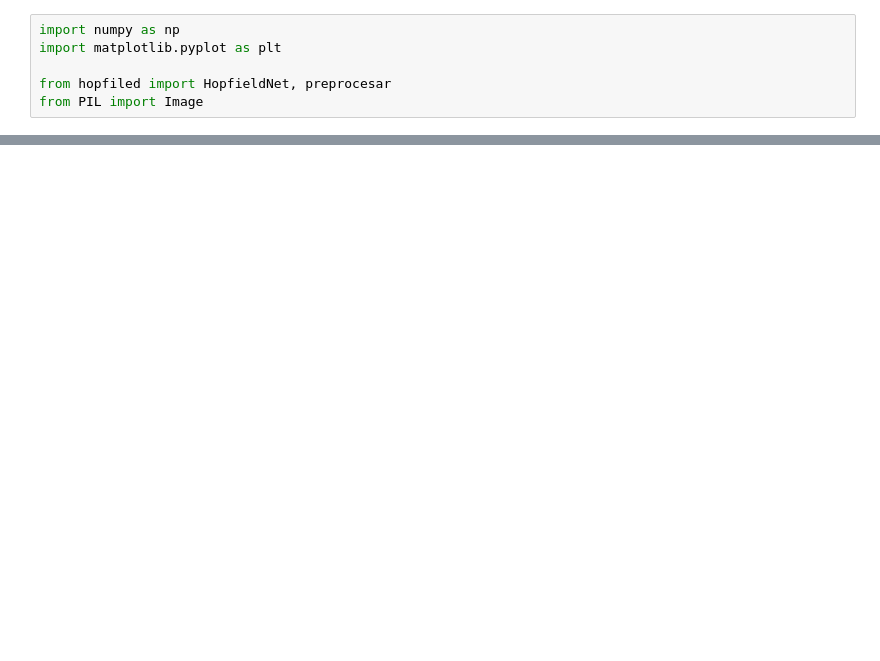
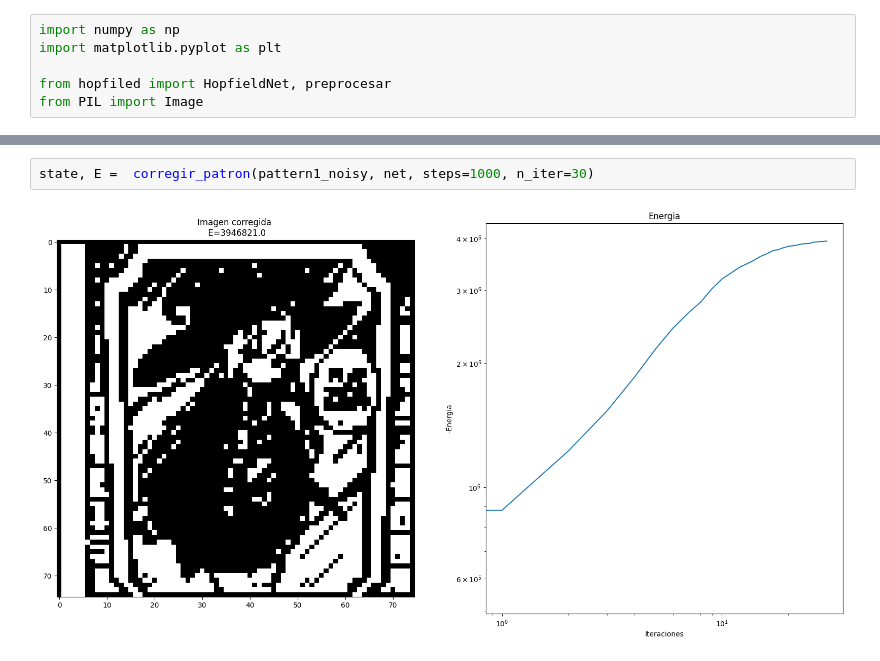
Before and after one commit to FullFran/Optimization-Algorithms, a Jupyter notebook: 4 Clasificación de eventos y detección de fallos/hopfield.ipynb, the cells around one changed output, grey strips where cells are left out. Cells and saved outputs as stored; diff of their text form; blank space fills up the shorter version.

```diff
--- a/4 Clasificación de eventos y detección de fallos/hopfield.ipynb
+++ b/4 Clasificación de eventos y detección de fallos/hopfield.ipynb
@@ -129,0 +103,4 @@ net.train([patron1])
+# %%
+state, E =  corregir_patron(pattern1_noisy, net, steps=1000, n_iter=30)
+# %% [output]
+[figure, added]
```
Also changed, not shown: parts of 11 cells of this notebook, 5 other files.
